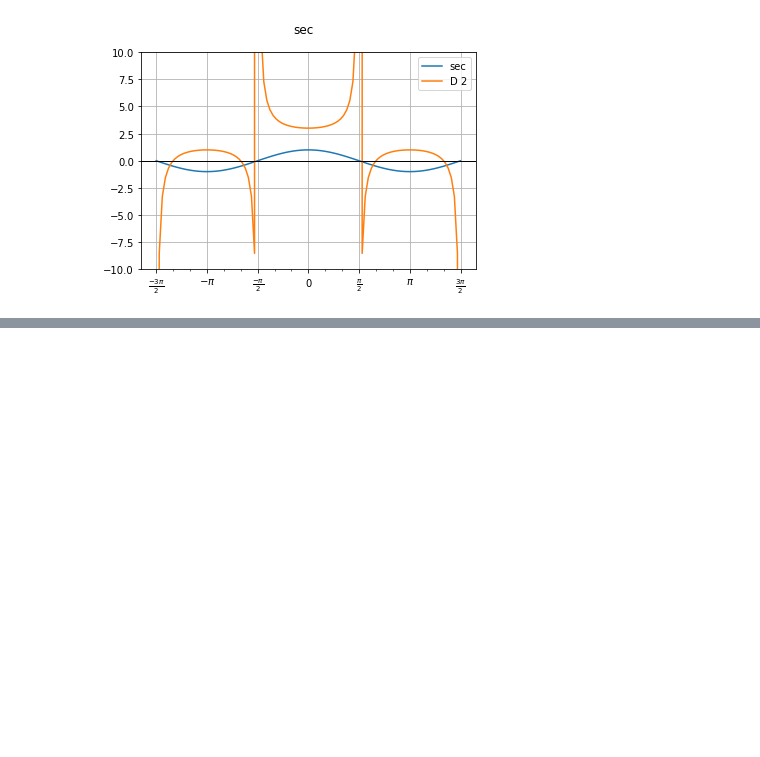
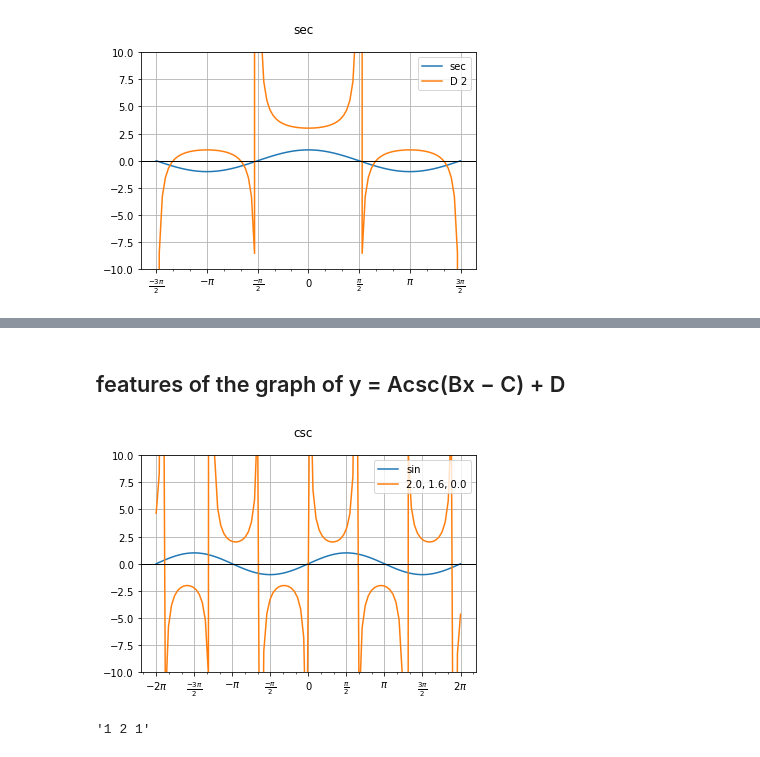
Before and after one commit to solisgb/jpnb, a Jupyter notebook: pre_calc_ex/Trig_func.ipynb, the cells around one changed output, grey strips where cells are left out. Saved outputs shown, nothing was run; the diff lists cells and outputs as text; code cells hidden in the pictures; blank space fills up the shorter version.

```diff
--- a/pre_calc_ex/Trig_func.ipynb
+++ b/pre_calc_ex/Trig_func.ipynb
@@ -429,0 +438,18 @@ xy(x , [np.cos(x), y1], ['sec', f'D {D}',], 'sec', ylimit=10)
+# %% [markdown]
+## features of the graph of y = Acsc(Bx − C) + D
+# %%
+x = np.linspace(-2*np.pi, 2*np.pi, 100)
+
+a=2
+b=np.pi/2
+d=0
+y1 = a / np.sin(x*b) + d
+
+xy(x , [np.sin(x), y1], ['sin', f'{a:0.1f}, {b:0.1f}, {d:0.1f}'], 'csc', ylimit=10)
+# %% [output]
+[figure, added]
+# %%
+a = (1,2,1)
+' '.join(map(str,a))
+# %% [output]
+'1 2 1'
```
Also changed, not shown: parts of 17 cells of this notebook.
